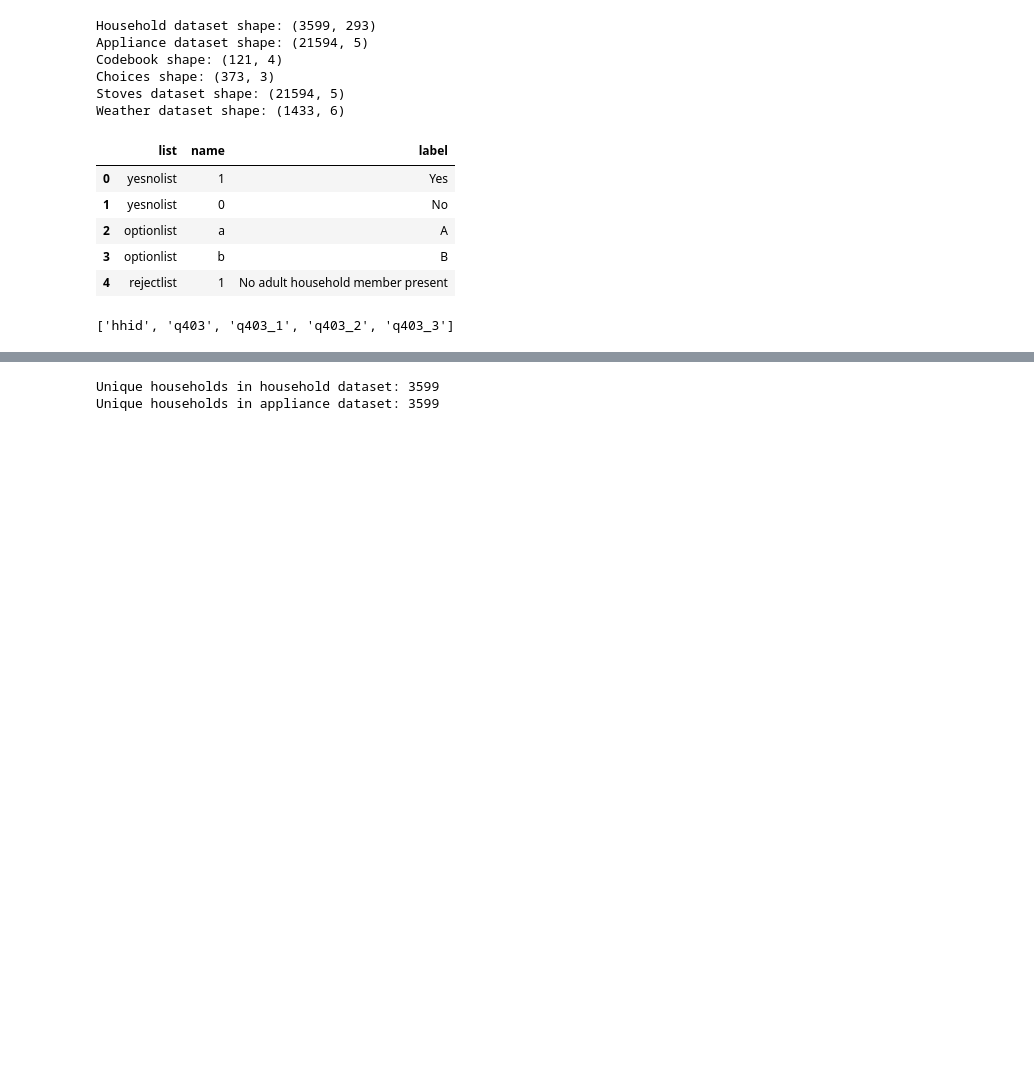
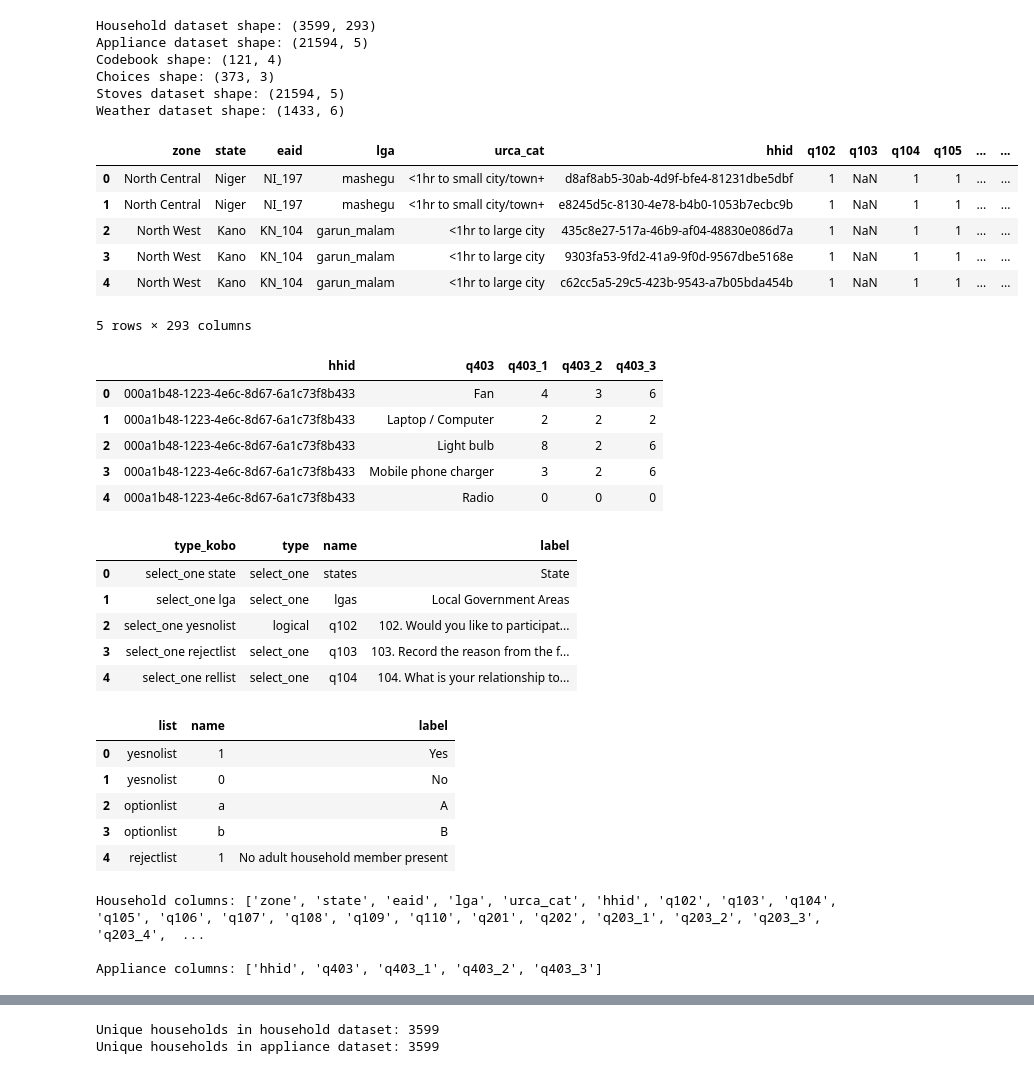
Before and after one commit to Paddyrey/TechCrush-Capstone-Group-11-Project, a Jupyter notebook: notebooks/Data_preparation.ipynb, the cells around one changed output, grey strips where cells are left out. Saved outputs shown, nothing was run; the diff lists cells and outputs as text; code cells hidden in the pictures; blank space fills up the shorter version.

```diff
--- a/notebooks/Data_preparation.ipynb
+++ b/notebooks/Data_preparation.ipynb
@@ -97,30 +97,51 @@ Stoves dataset shape: (21594, 5)
 Weather dataset shape: (1433, 6)
 # %%
 # View household data
-hh_df.head()
+display(hh_df.head())
 
 # View appliance data
-apps_df.head()
+display(apps_df.head())
 
 # View codebook
-codebook_df.head()
+display(codebook_df.head())
 
 # View choices file
-choices_df.head()
+display(choices_df.head())
 # %% [output]
-|  | list | name | label |
-| 0 | yesnolist | 1 | Yes |
-| 1 | yesnolist | 0 | No |
-| 2 | optionlist | a | A |
-| 3 | optionlist | b | B |
-| 4 | rejectlist | 1 | No adult household member present |
+|  | zone | state | eaid | lga | urca_cat | hhid | q102 | q103 | q104 | q105 | ... | ... |
+| 0 | North Central | Niger | NI_197 | mashegu | <1hr to small city/town+ | d8af8ab5-30ab-4d9f-bfe4-81231dbe5dbf | 1 | NaN | 1 | 1 | ... | ... |
+| 1 | North Central | Niger | NI_197 | mashegu | <1hr to small city/town+ | e8245d5c-8130-4e78-b4b0-1053b7ecbc9b | 1 | NaN | 1 | 1 | ... | ... |
+| 2 | North West | Kano | KN_104 | garun_malam | <1hr to large city | 435c8e27-517a-46b9-af04-48830e086d7a | 1 | NaN | 1 | 1 | ... | ... |
+| 3 | North West | Kano | KN_104 | garun_malam | <1hr to large city | 9303fa53-9fd2-41a9-9f0d-9567dbe5168e | 1 | NaN | 1 | 1 | ... | ... |
+| 4 | North West | Kano | KN_104 | garun_malam | <1hr to large city | c62cc5a5-29c5-423b-9543-a7b05bda454b | 1 | NaN | 1 | 1 | ... | ... |
+5 rows × 293 columns
+|  | hhid | q403 | q403_1 | q403_2 | q403_3 |
+| 0 | 000a1b48-1223-4e6c-8d67-6a1c73f8b433 | Fan | 4 | 3 | 6 |
+| 1 | 000a1b48-1223-4e6c-8d67-6a1c73f8b433 | Laptop / Computer | 2 | 2 | 2 |
+| 2 | 000a1b48-1223-4e6c-8d67-6a1c73f8b433 | Light bulb | 8 | 2 | 6 |
+| 3 | 000a1b48-1223-4e6c-8d67-6a1c73f8b433 | Mobile phone charger | 3 | 2 | 6 |
+| 4 | 000a1b48-1223-4e6c-8d67-6a1c73f8b433 | Radio | 0 | 0 | 0 |
+|  | type_kobo | type | name | label |
+| 0 | select_one state | select_one | states | State |
+| 1 | select_one lga | select_one | lgas | Local Government Areas |
+| 2 | select_one yesnolist | logical | q102 | 102. Would you like to participat... |
+| 3 | select_one rejectlist | select_one | q103 | 103. Record the reason from the f... |
+| 4 | select_one rellist | select_one | q104 | 104. What is your relationship to... |
+|  | list | name | label |
+| 0 | yesnolist | 1 | Yes |
+| 1 | yesnolist | 0 | No |
+| 2 | optionlist | a | A |
+| 3 | optionlist | b | B |
+| 4 | rejectlist | 1 | No adult household member present |
 # %%
 # Household column names
-hh_df.columns.tolist()
+print("Household columns:", hh_df.columns.tolist())
 
 # Appliance column names
-apps_df.columns.tolist()
+print("\nAppliance columns:", apps_df.columns.tolist())
 # %% [output]
-['hhid', 'q403', 'q403_1', 'q403_2', 'q403_3']
+Household columns: ['zone', 'state', 'eaid', 'lga', 'urca_cat', 'hhid', 'q102', 'q103', 'q104', 'q105', 'q106', 'q107', 'q108', 'q109', 'q110', 'q201', 'q202', 'q203_1', 'q203_2', 'q203_3', 'q203_4',  ...
+
+Appliance columns: ['hhid', 'q403', 'q403_1', 'q403_2', 'q403_3']
 # %%
 # Check missing values in household data
```
Also changed, not shown: parts of 9 cells of this notebook.
